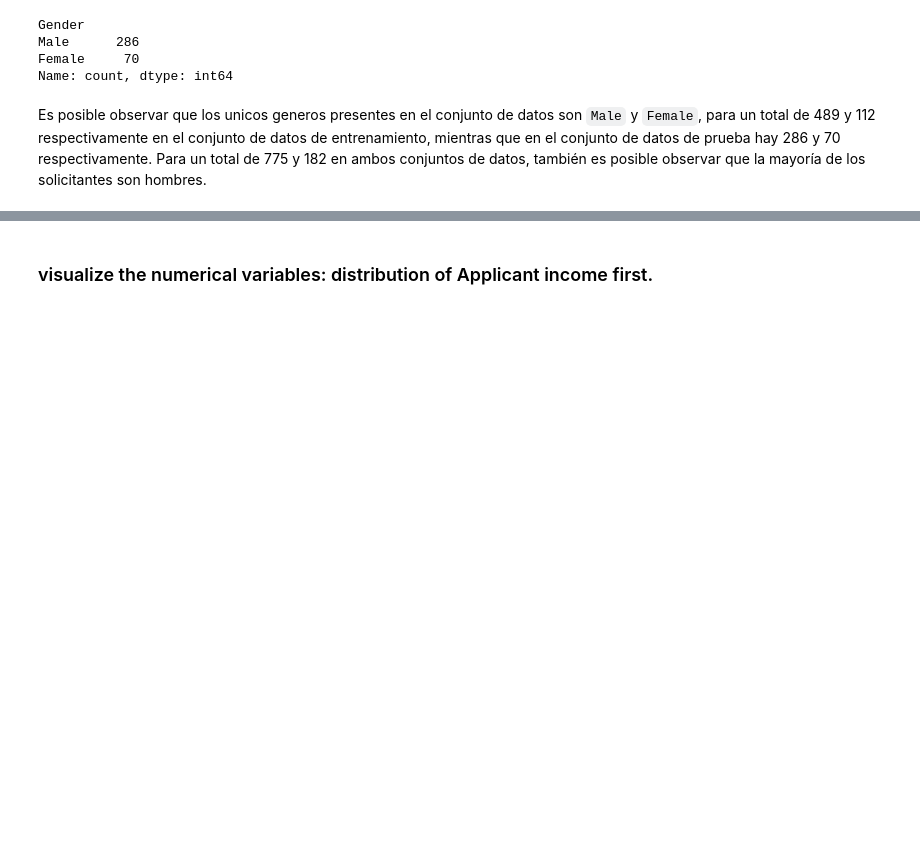
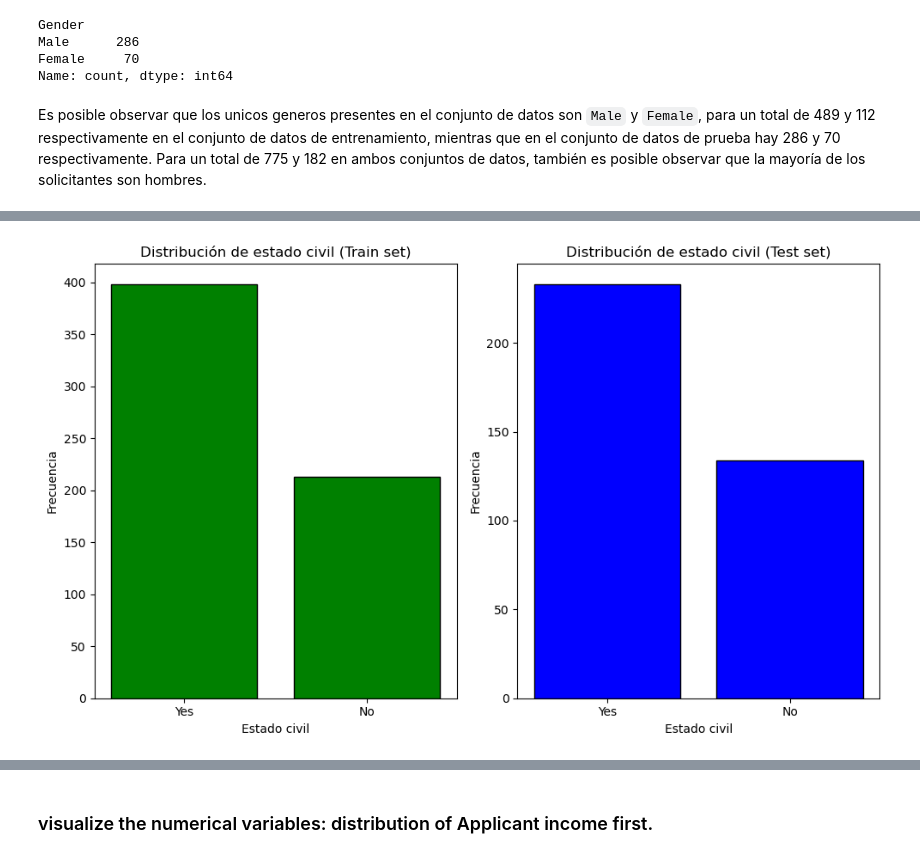
Before and after one commit to CristianPerafan/ArtificiallIntelligence, a Jupyter notebook: Primera parte/Lab.ipynb, the cells around one changed output, grey strips where cells are left out. Saved outputs shown, nothing was run; the diff lists cells and outputs as text; code cells hidden in the pictures; blank space fills up the shorter version.

```diff
--- a/Primera parte/Lab.ipynb
+++ b/Primera parte/Lab.ipynb
@@ -274,0 +317,20 @@ Es posible observar que los unicos generos presentes en el conjunto de datos son
+# %%
+train_freq = train['Married'].value_counts()
+test_freq = test['Married'].value_counts()
+
+fig, axs = plt.subplots(1, 2, figsize=(10, 6))
+
+axs[0].bar(train_freq.index, train_freq.values, color='green', edgecolor='black')
+axs[0].set_title('Distribución de estado civil (Train set)')
+axs[0].set_xlabel('Estado civil')
+axs[0].set_ylabel('Frecuencia')
+
+axs[1].bar(test_freq.index, test_freq.values, color='blue', edgecolor='black')
+axs[1].set_title('Distribución de estado civil (Test set)')
+axs[1].set_xlabel('Estado civil')
+axs[1].set_ylabel('Frecuencia')
+
+plt.tight_layout()
+plt.show()
+# %% [output]
+[figure, added]
```
Also changed, not shown: parts of 18 cells of this notebook.
